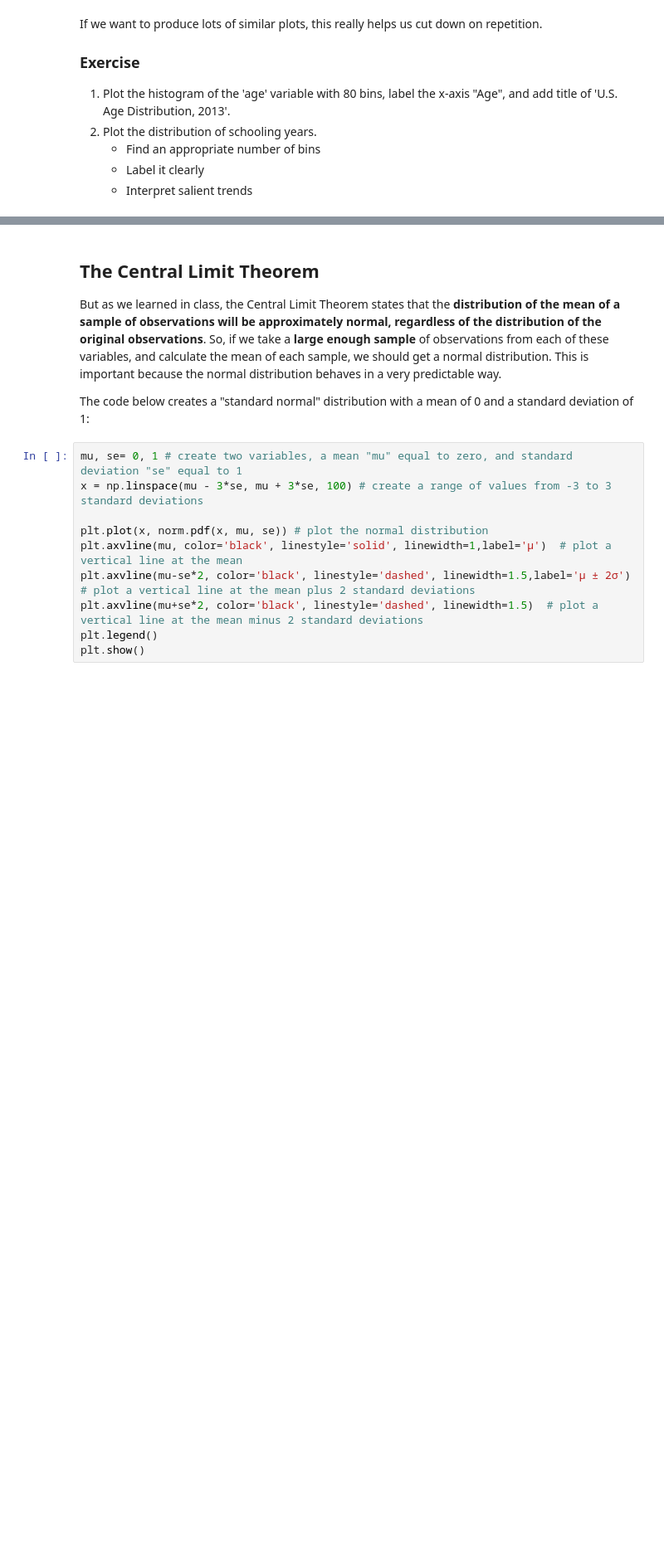
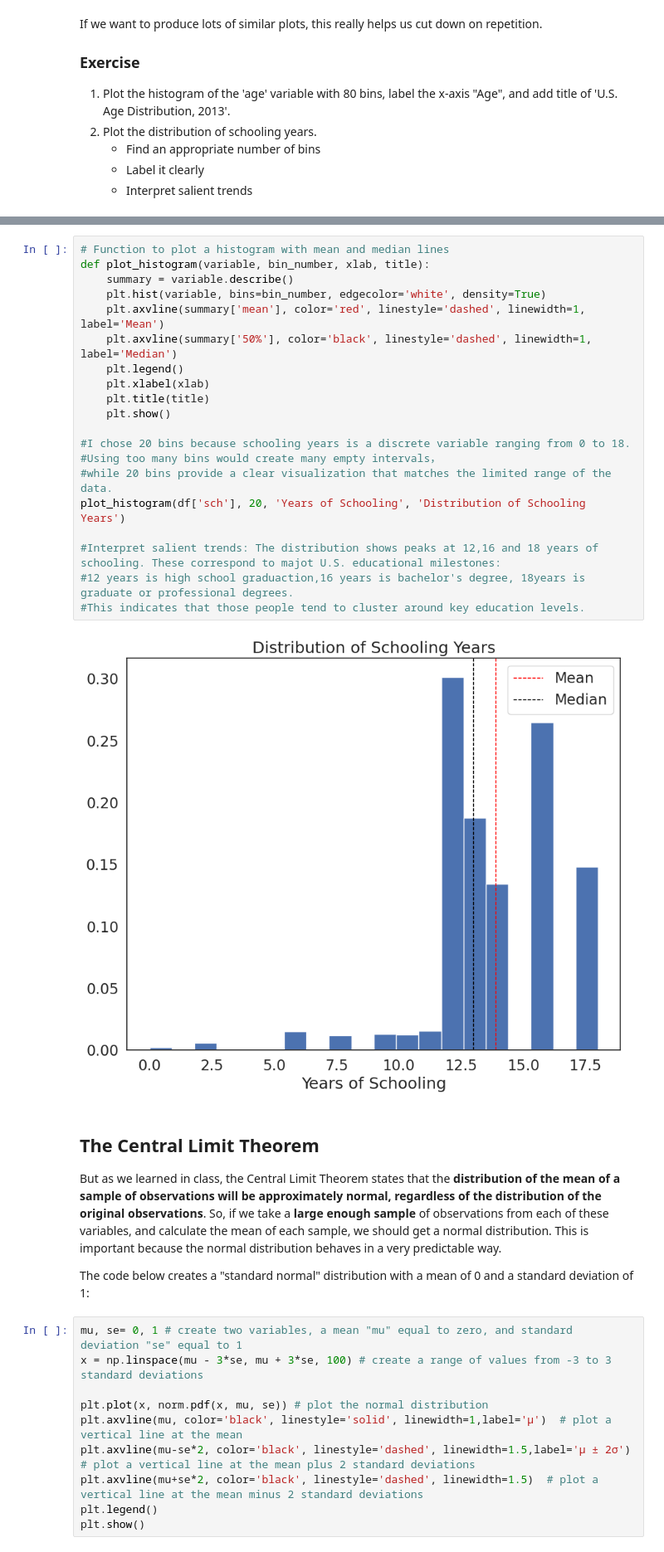
Before and after one commit to ElynZeng/QM2, a Jupyter notebook: notebooks/W05. Distributions and Basic Statistics.ipynb, the cells around one changed output, grey strips where cells are left out. Shown: that part at 83% size. Drawn from its saved outputs; the diff is of its cells as text; blank space fills up the shorter version.

```diff
--- a/notebooks/W05. Distributions and Basic Statistics.ipynb
+++ b/notebooks/W05. Distributions and Basic Statistics.ipynb
@@ -339,3 +356,25 @@ If we want to produce lots of similar plots, this really helps us cut down on re
+# %%
+# Function to plot a histogram with mean and median lines
+def plot_histogram(variable, bin_number, xlab, title):
+    summary = variable.describe()
+    plt.hist(variable, bins=bin_number, edgecolor='white', density=True)
+    plt.axvline(summary['mean'], color='red', linestyle='dashed', linewidth=1, label='Mean')
+    plt.axvline(summary['50%'], color='black', linestyle='dashed', linewidth=1, label='Median')
+    plt.legend()
+    plt.xlabel(xlab)
+    plt.title(title)
+    plt.show()
+
+#I chose 20 bins because schooling years is a discrete variable ranging from 0 to 18.
+#Using too many bins would create many empty intervals，
+#while 20 bins provide a clear visualization that matches the limited range of the data.
+plot_histogram(df['sch'], 20, 'Years of Schooling', 'Distribution of Schooling Years')
+
+#Interpret salient trends: The distribution shows peaks at 12,16 and 18 years of schooling. These correspond to majot U.S. educational milestones:
+#12 years is high school graduaction,16 years is bachelor's degree, 18years is graduate or professional degrees.
+#This indicates that those people tend to cluster around key education levels.
+# %% [output]
+[figure, added]
 # %% [markdown]
 ## The Central Limit Theorem
 
```
Also changed, not shown: parts of 16 cells of this notebook.
